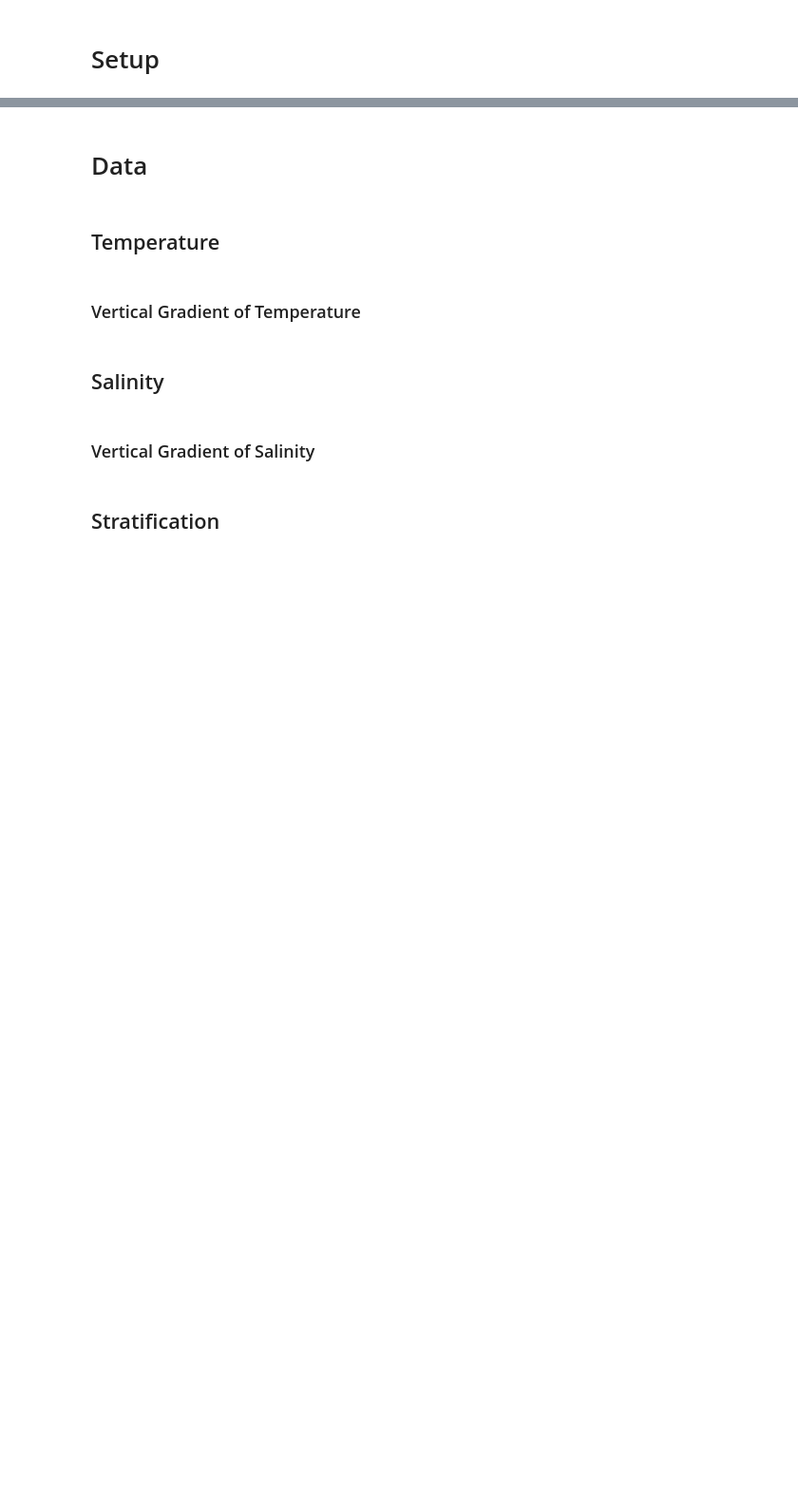
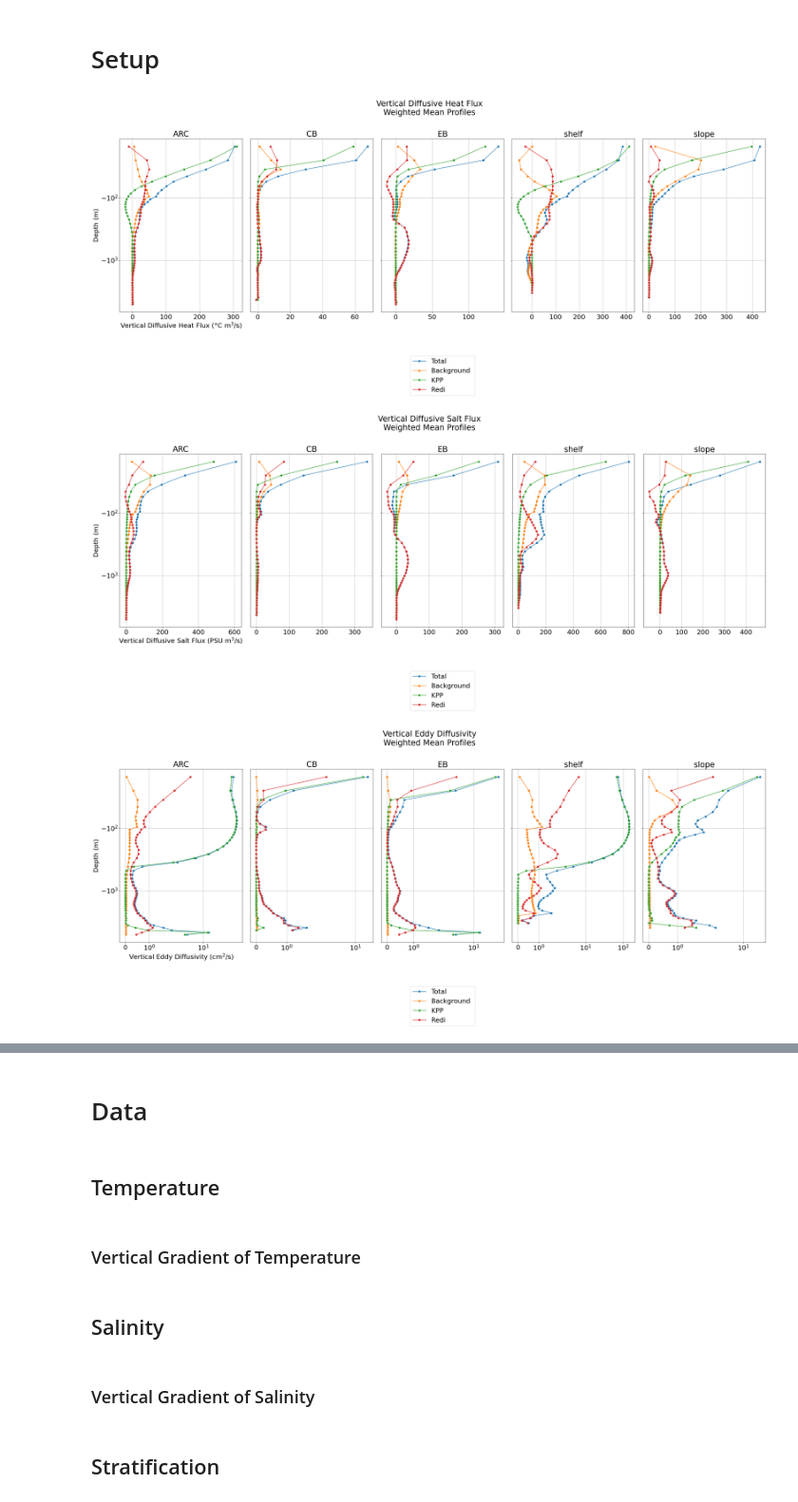
Before and after one commit to joshlerner/arcticMix, a Jupyter notebook: Visualizations.ipynb, the cells around one changed output, grey strips where cells are left out. Shown at 95% size. Saved outputs shown, nothing was run; the diff lists cells and outputs as text; code cells hidden in the pictures; blank space fills up the shorter version.

```diff
--- a/Visualizations.ipynb
+++ b/Visualizations.ipynb
@@ -36,0 +38,32 @@ ASTE_reg = sio.loadmat(ASTE_fp + 'regions.mat', simplify_cells=True)['regions']
+# %%
+dataT = sio.loadmat(ASTE_fp + 'CTL_' + 'DIFFzTH' + '_2008-2012avg.mat', simplify_cells=True)
+dataS = sio.loadmat(ASTE_fp + 'CTL_' + 'DIFFzSLT' + '_2008-2012avg.mat', simplify_cells=True)
+
+fields = {'Heat': {}, 'Salt': {}}
+
+for field in ['Total', 'Background', 'KPP', 'Redi', 'Implicit','Explicit']:
+    if field == 'Redi':
+        fields['Heat'][field] = Field(field, dataT['Implicit']['name'], dataT['Implicit']['units'],
+                                      dataT['Implicit']['data'] + dataT['Explicit']['data'], ASTE_grid, ASTE_reg)
+        fields['Salt'][field] = Field(field, dataS['Implicit']['name'], dataS['Implicit']['units'],
+                                      dataS['Implicit']['data'] + dataS['Explicit']['data'], ASTE_grid, ASTE_reg)
+    else:
+        fields['Heat'][field] = Field(field, dataT[field]['name'], dataT[field]['units'], dataT[field]['data'], ASTE_grid, ASTE_reg)
+        fields['Salt'][field] = Field(field, dataS[field]['name'], dataS[field]['units'], dataS[field]['data'], ASTE_grid, ASTE_reg)
+
+dataK = sio.loadmat(ASTE_fp + 'CTL_' + 'kappa' + '_2008-2012avg.mat', simplify_cells=True)
+fields['Kappa'] = {}
+
+for field in ['Total', 'Background', 'KPP', 'Redi']:
+    fields['Kappa'][field] = Field(field, dataK[field]['name'], 'c'+dataK[field]['units'], 10000*dataK[field]['data'], ASTE_grid, ASTE_reg)
+# %%
+visualize_average_profiles([*fields['Heat'].values()][:4], show=True).savefig('export/ASTE/' + 'DIFFzTH' + '_avgProfiles.png')
+visualize_average_profiles([*fields['Salt'].values()][:4], show=True).savefig('export/ASTE/' + 'DIFFzSLT' + '_avgProfiles.png')
+visualize_average_profiles([*fields['Kappa'].values()], scale='symlog', show=True).savefig('export/ASTE/' + 'kappa' + '_avgProfiles.png')
+
+visualize_average_profiles([*fields['Heat'].values()][3:], show=True).savefig('export/ASTE/' + 'DIFFzTH' + '_Redi_avgProfiles.png')
+visualize_average_profiles([*fields['Salt'].values()][3:], show=True).savefig('export/ASTE/' + 'DIFFzSLT' + '_Redi_avgProfiles.png')
+# %% [output]
+[figure, added]
+[figure, added]
+[figure, added]
```
Also changed, not shown: parts of 11 cells of this notebook, 3 other files.
